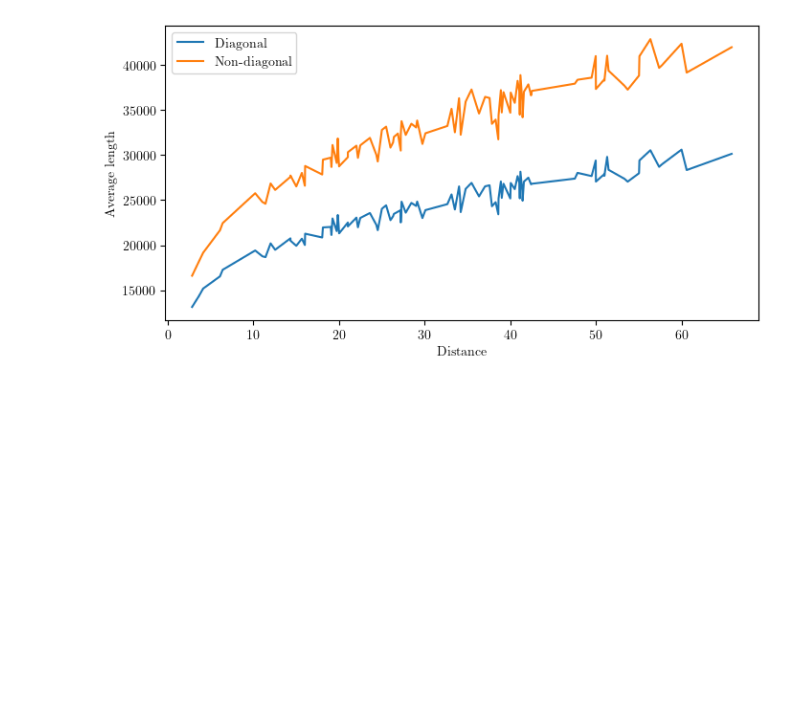
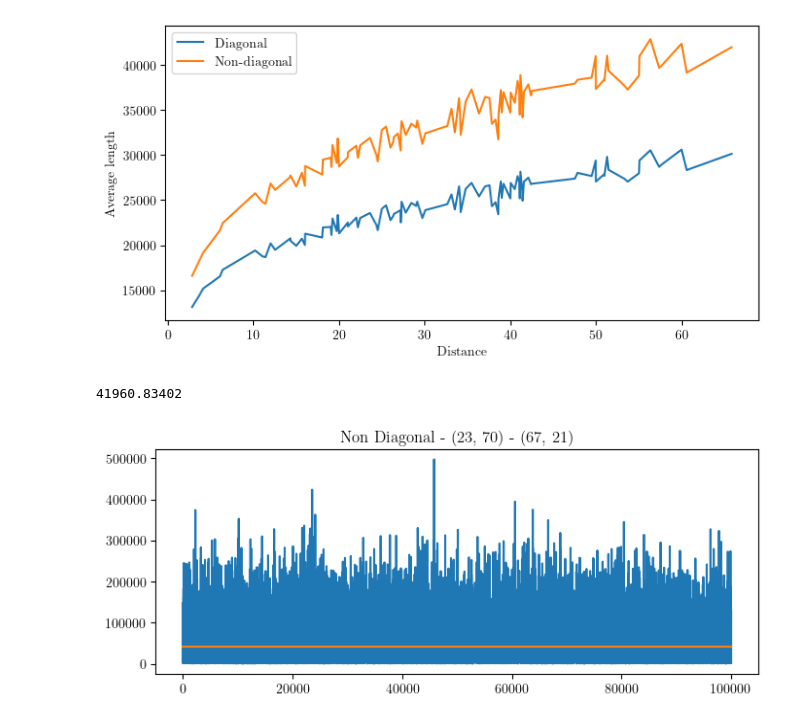
Before and after one commit to NathanRignall/cellular-automata-acw, a Jupyter notebook: automata/plots/task1.ipynb, the cells around one changed output. Saved outputs shown, nothing was run; the diff lists cells and outputs as text; code cells hidden in the pictures; blank space fills up the shorter version.

```diff
--- a/automata/plots/task1.ipynb
+++ b/automata/plots/task1.ipynb
@@ -63,13 +81,22 @@ plt.ylabel("Average length")
 plt.show()
 # %% [output]
 [figure]
+# %%
+# select a random data
+index = random.choice(range(len(diagonal_data)))
+diagonal_selected = diagonal_data[index]
+non_diagonal_selected = non_diagonal_data[index]
 # %%
 # calculate the average length of the path
-avg_length_1a = df_1a['length'].mean()
+avg_length_1a = non_diagonal_selected["df"]['length'].mean()
 print(avg_length_1a)
-plt.plot(df_1a['length'])
-plt.plot([0, df_1a['length'].count()], [avg_length_1a, avg_length_1a], label='average path length')
-plt.title('task1-1a')
+plt.figure(figsize=(8, 3))
+plt.plot(non_diagonal_selected["df"]['length'])
+plt.plot([0, non_diagonal_selected["df"]['length'].count()], [avg_length_1a, avg_length_1a], label='average path length')
+plt.title(f"Non Diagonal - ({non_diagonal_selected['start-x']}, {non_diagonal_selected['start-y']}) - ({non_diagonal_selected['end-x']}, {non_diagonal_selected['end-y']})")
 plt.show()
+# %% [output]
+41960.83402
+[figure, added]
 # %%
 # calculate the average length of the path
```
Also changed, not shown: parts of 7 cells of this notebook, 2 other files.
